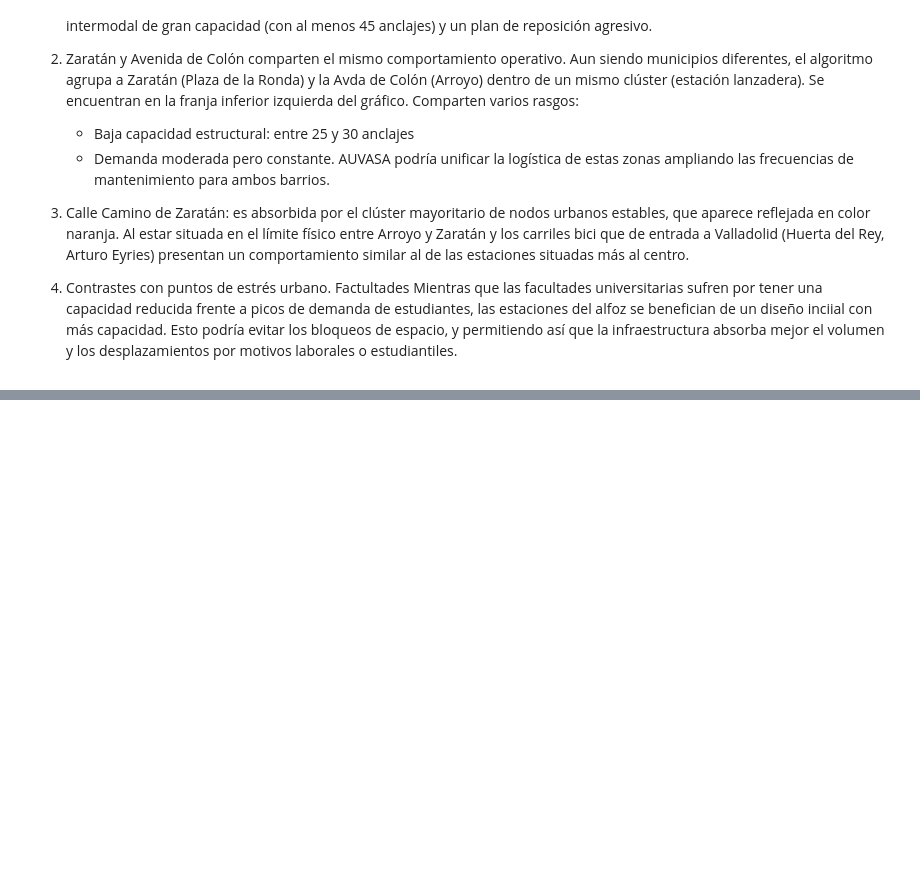
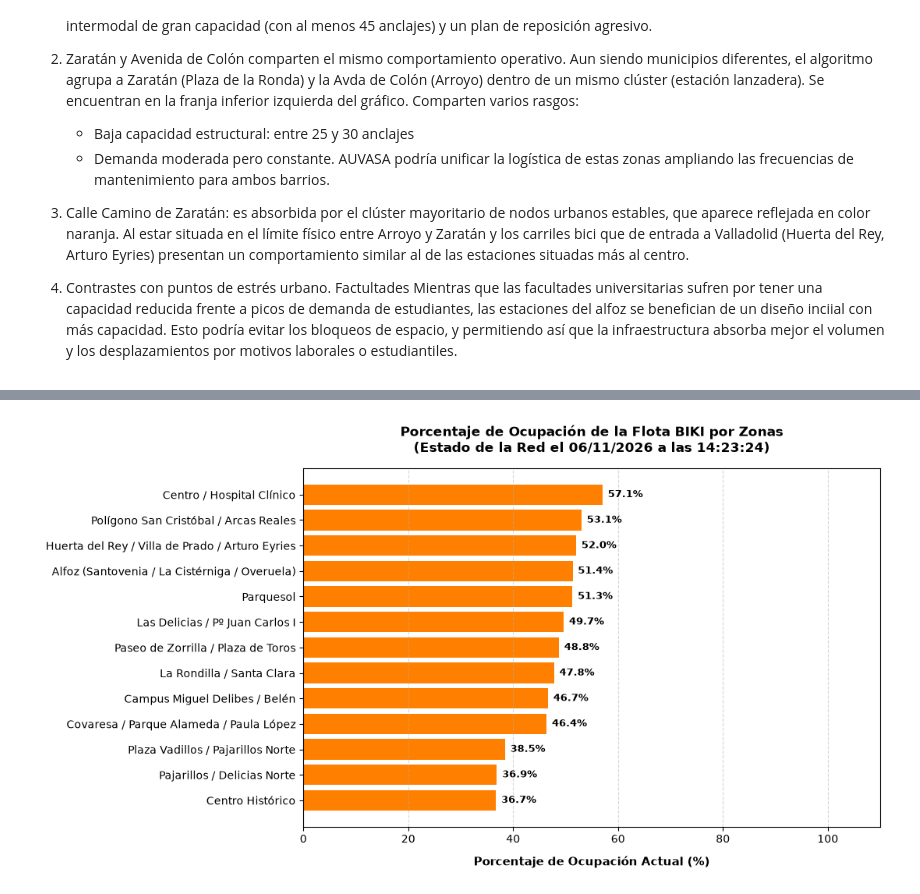
Before and after one commit to adrianamorchons/estudio_bicicletas_biki_valladolid, a Jupyter notebook: analisis_servicio_biki_valladolid.ipynb, the cells around one changed output, grey strips where cells are left out. Cells and saved outputs as stored; diff of their text form; code cells hidden in the pictures; blank space fills up the shorter version.

```diff
--- a/analisis_servicio_biki_valladolid.ipynb
+++ b/analisis_servicio_biki_valladolid.ipynb
@@ -3221,0 +3474,95 @@ Mientras que las facultades universitarias sufren por tener una capacidad reduci
+# %%
+import os
+import pandas as pd
+from datetime import datetime
+import matplotlib.pyplot as plt  # <--- Importamos la librería gráfica
+
+#CENSO GEOGRÁFICO OFICIAL DE VALLADOLID
+ZONAS_REALES = {
+    "00": "Centro Histórico",
+    "01": "Centro / Hospital Clínico",
+    "02": "La Rondilla / Santa Clara",
+    "10": "Alfoz (Santovenia / La Cistérniga / Overuela)",
+    "20": "Campus Miguel Delibes / Belén",
+    "21": "Plaza Vadillos / Pajarillos Norte",
+    "30": "Pajarillos / Delicias Norte",
+    "40": "Las Delicias / Pº Juan Carlos I",
+    "50": "Polígono San Cristóbal / Arcas Reales",
+    "60": "Paseo de Zorrilla / Plaza de Toros",
+    "70": "Covaresa / Parque Alameda / Paula López",
+    "80": "Parquesol",
+    "90": "Huerta del Rey / Villa de Prado / Arturo Eyries"
+}
+
+def clasificar_barrio(referencia):
+    ref_str = str(referencia).strip().zfill(3)
+    prefix = ref_str[:2]
+    return ZONAS_REALES.get(prefix, None)
+
+def procesar_informe_biki(nombre_fichero):
+    if not os.path.exists(nombre_fichero):
+        print(f"⚠️ El archivo '{nombre_fichero}' aún no existe en esta carpeta.")
+        return
+
+    # Extraer la hora de modificación del archivo
+    timestamp_unix = os.path.getmtime(nombre_fichero)
+    hora_comprobacion = datetime.fromtimestamp(timestamp_unix).strftime('%d/%m/%Y a las %H:%M:%S')
+
+    # Leemos el CSV exportado
+    df = pd.read_csv(nombre_fichero, sep=";", dtype={"REFERENCIA": str})
+    df.columns = df.columns.str.strip()
+
+    # Aplicamos el filtro de distritos
+    df['BARRIO'] = df['REFERENCIA'].apply(clasificar_barrio)
+    df_valladolid = df.dropna(subset=['BARRIO']).copy()
+
+    # Cálculos estadísticos de desocupación
+    df_valladolid['% Ocupación'] = (df_valladolid['NÚMERO BICICLETAS'] / df_valladolid['TOTAL']) * 100
+
+    print("=" * 85)
+    print(f"INFORME DE OCUPACIÓN REAL DE ESTACIONES EN VALLADOLID")
+    print(f"📅 Datos comprobados el: {hora_comprobacion}")
+    print("=" * 85)
+
+    top_vacias = df_valladolid.sort_values(by="NÚMERO BICICLETAS", ascending=True).head(5)
+    for _, fila in top_vacias.iterrows():
+        print(f"🔴 [{fila['BARRIO']}] {fila['LUGAR']}")
+        print(f"   ➔ Quedan únicamente {fila['NÚMERO BICICLETAS']} bicis disponibles.")
+        print(f"   ➔ Estado: {fila['ESPACIOS LIBRES']} huecos libres de {fila['TOTAL']} ({fila['% Ocupación']:.1f}% ocupación).\n")
+
+    print("=" * 85)
+    print("📊 GENERANDO DIAGRAMA DE BARRAS DE LA RED REAL...")
+    print("=" * 85)
+
+    # Agrupación por barrios
+    df_barrios = df_valladolid.groupby("BARRIO").agg({
+        "NÚMERO BICICLETAS": "sum",
+        "TOTAL": "sum"
+    }).reset_index()
+
+    df_barrios['% Ocupación Barrio'] = (df_barrios['NÚMERO BICICLETAS'] / df_barrios['TOTAL']) * 100
+    df_barrios = df_barrios.sort_values(by="% Ocupación Barrio", ascending=True)
+
+    # --- CONSTRUCCIÓN DEL GRÁFICO ---
+    plt.figure(figsize=(11, 6))
+
+    # Dibujamos barras horizontales en naranja para resaltar carencias
+    barras = plt.barh(df_barrios["BARRIO"], df_barrios["% Ocupación Barrio"], color="#FF8000", edgecolor="none")
+
+    # Añadimos las etiquetas de porcentaje al final de cada barra para que sea legible al instante
+    for barra in barras:
+        ancho = barra.get_width()
+        plt.text(ancho + 1, barra.get_y() + barra.get_height()/2, f'{ancho:.1f}%',
+                 va='center', ha='left', fontsize=9, fontweight='bold', color="#000000")
+
+    plt.xlabel("Porcentaje de Ocupación Actual (%)", fontsize=11, fontweight='bold', labelpad=10)
+    plt.title(f"Porcentaje de Ocupación de la Flota BIKI por Zonas\n(Estado de la Red el {hora_comprobacion})",
+              fontsize=12, fontweight='bold', pad=15)
+
+    # Fijamos el límite del eje X al 100% para mantener la proporción real de los anclajes
+    plt.xlim(0, 110)
+    plt.grid(axis='x', linestyle='--', alpha=0.5)
+    plt.tight_layout()
+    plt.show()
+procesar_informe_biki("mapeo_estaciones.csv")
+# %% [output]
@@ -3221,0 +3586 @@ Mientras que las facultades universitarias sufren por tener una capacidad reduci
+[figure, added]
```
Also changed, not shown: parts of 67 cells of this notebook.
